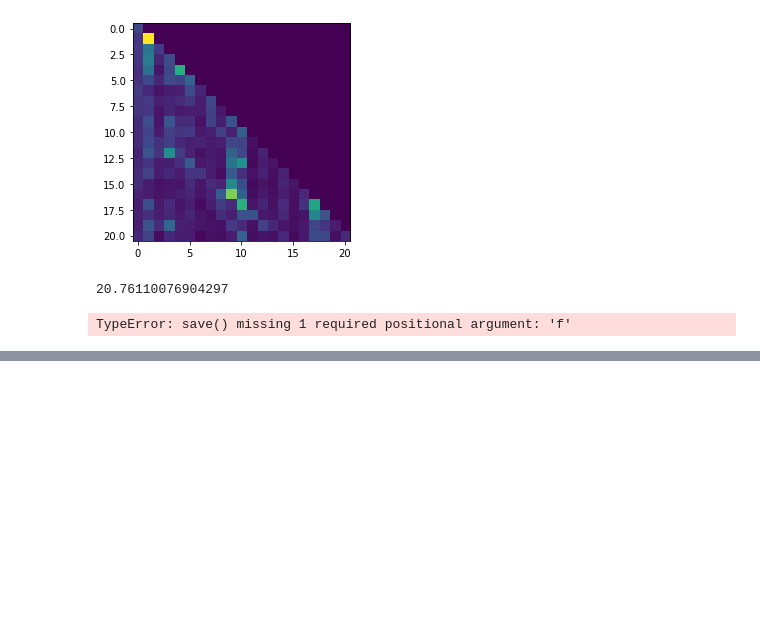
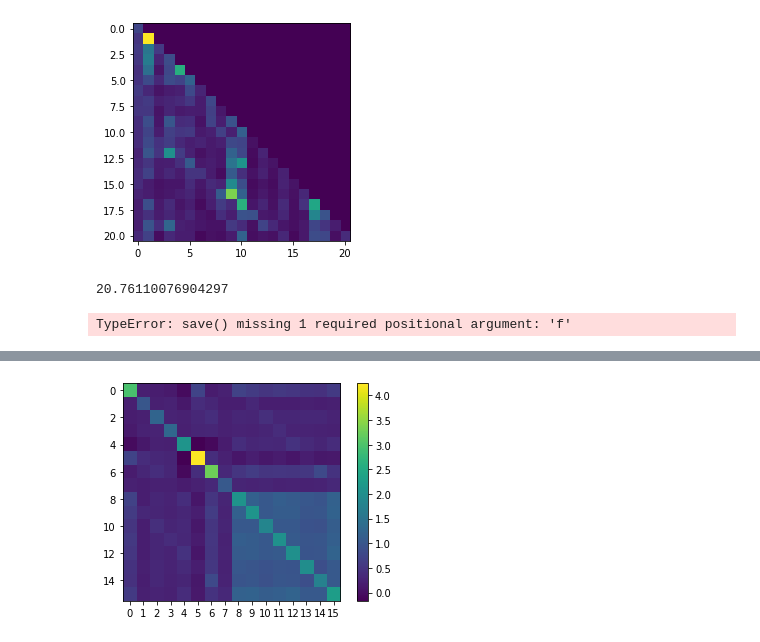
Before and after one commit to gadzin1203/interp-viz, a Jupyter notebook: eval_model.ipynb, the cells around one changed output, grey strips where cells are left out. Drawn from its saved outputs; the diff is of its cells as text; code cells hidden in the pictures; blank space fills up the shorter version.

```diff
--- a/eval_model.ipynb
+++ b/eval_model.ipynb
@@ -133,0 +190,6 @@ TypeError: save() missing 1 required positional argument: 'f'
+# %%
+plt.imshow(np.cov([list(ov_norms[l][h].values()) for l in range(2) for h in range(8)]))
+plt.colorbar()
+plt.xticks(range(16));
+# %% [output]
+[figure, added]
```
Also changed, not shown: parts of 16 cells of this notebook, 2 other files.
